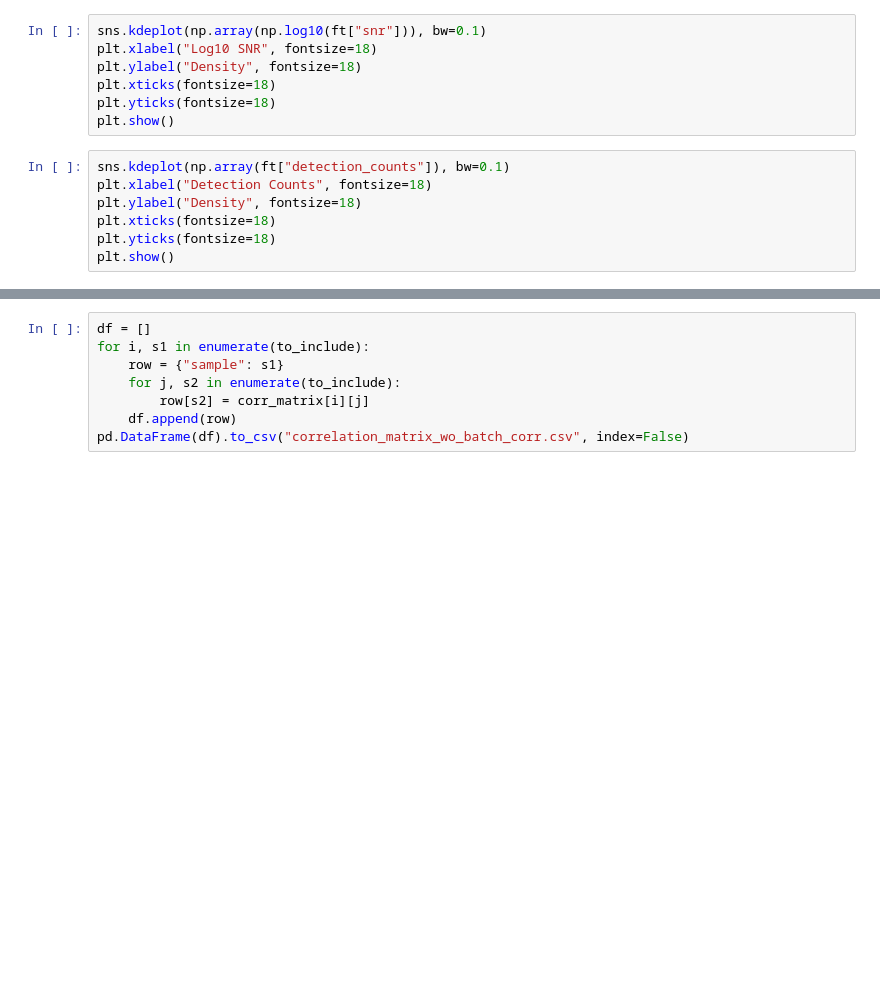
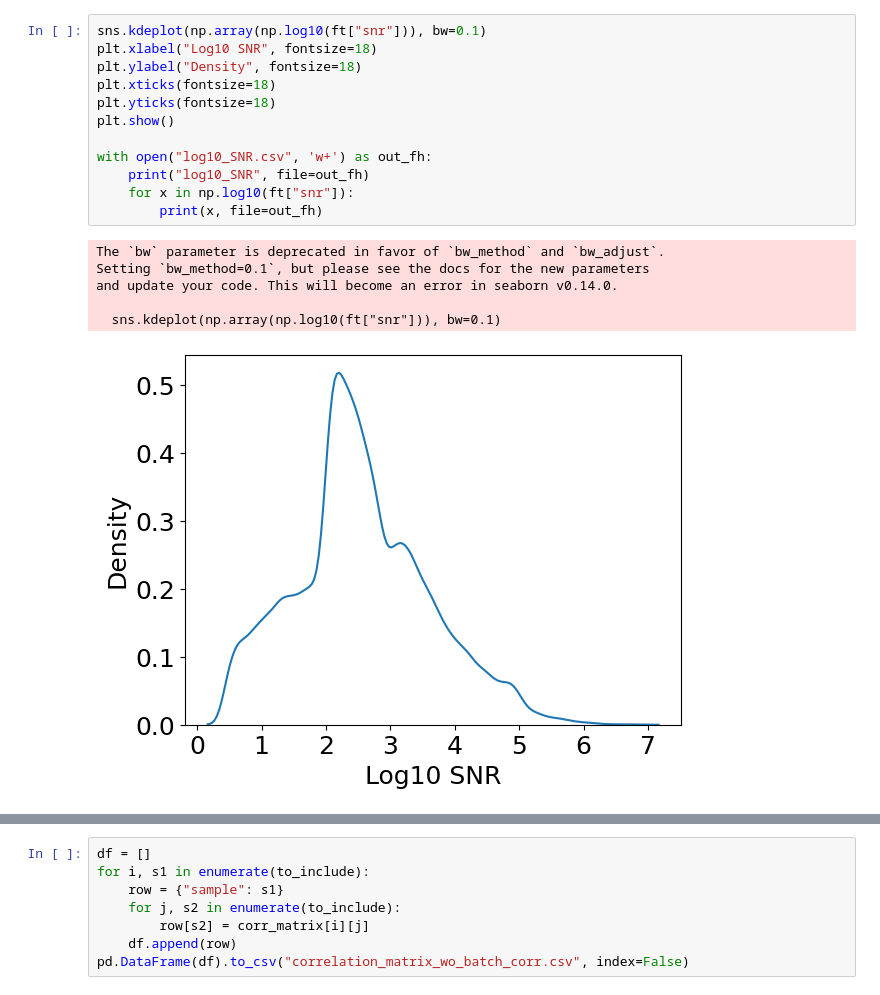
Before and after one commit to shuzhao-li-lab/PythonCentricPipelineForMetabolomics, a Jupyter notebook: notebooks/manuscript/figures/Figure 4/Figure4.ipynb, the cells around one changed output, grey strips where cells are left out. Drawn from its saved outputs; the diff is of its cells as text; blank space fills up the shorter version.

```diff
--- a/notebooks/manuscript/figures/Figure 4/Figure4.ipynb
+++ b/notebooks/manuscript/figures/Figure 4/Figure4.ipynb
@@ -30,17 +76,22 @@ plt.show()
 # %%
 sns.kdeplot(np.array(np.log10(ft["snr"])), bw=0.1)
 plt.xlabel("Log10 SNR", fontsize=18)
 plt.ylabel("Density", fontsize=18)
 plt.xticks(fontsize=18)
 plt.yticks(fontsize=18)
 plt.show()
+
+with open("log10_SNR.csv", 'w+') as out_fh:
+    print("log10_SNR", file=out_fh)
+    for x in np.log10(ft["snr"]):
+        print(x, file=out_fh)
+# %% [output]
+The `bw` parameter is deprecated in favor of `bw_method` and `bw_adjust`.
+Setting `bw_method=0.1`, but please see the docs for the new parameters
+and update your code. This will become an error in seaborn v0.14.0.
+
+  sns.kdeplot(np.array(np.log10(ft["snr"])), bw=0.1)
+[figure, added]
-# %%
-sns.kdeplot(np.array(ft["detection_counts"]), bw=0.1)
-plt.xlabel("Detection Counts", fontsize=18)
-plt.ylabel("Density", fontsize=18)
-plt.xticks(fontsize=18)
-plt.yticks(fontsize=18)
-plt.show()
 # %%
 import json
 import matplotlib.colors as mcolors
```
Also changed, not shown: parts of 13 cells of this notebook, 43 other files.
